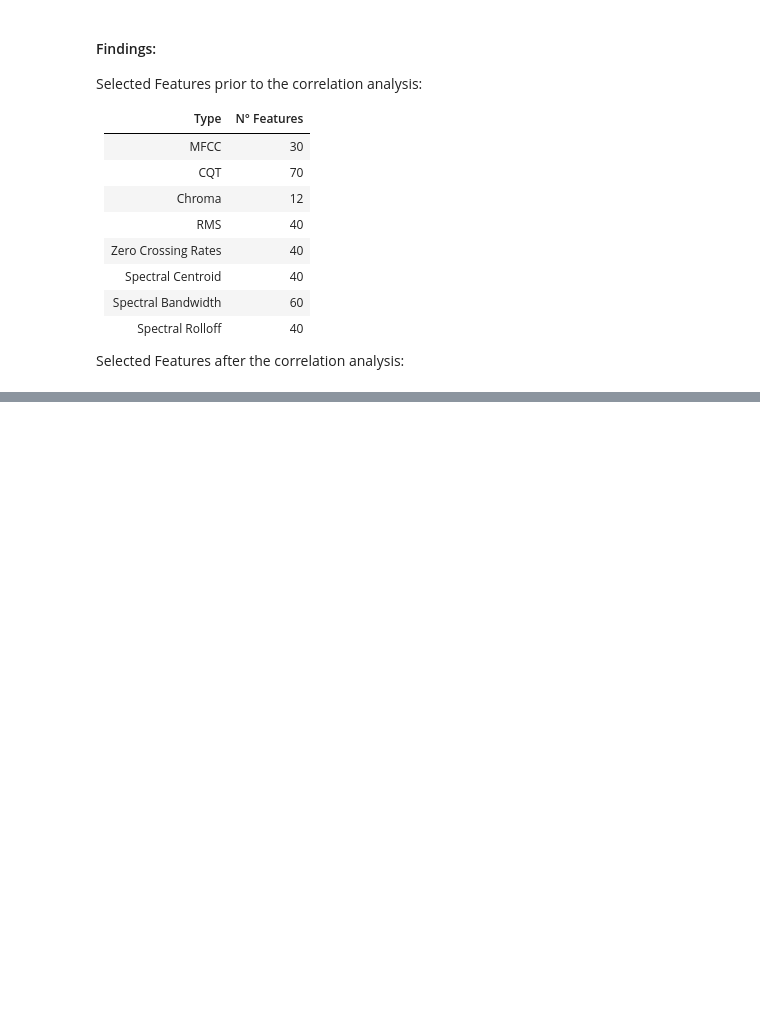
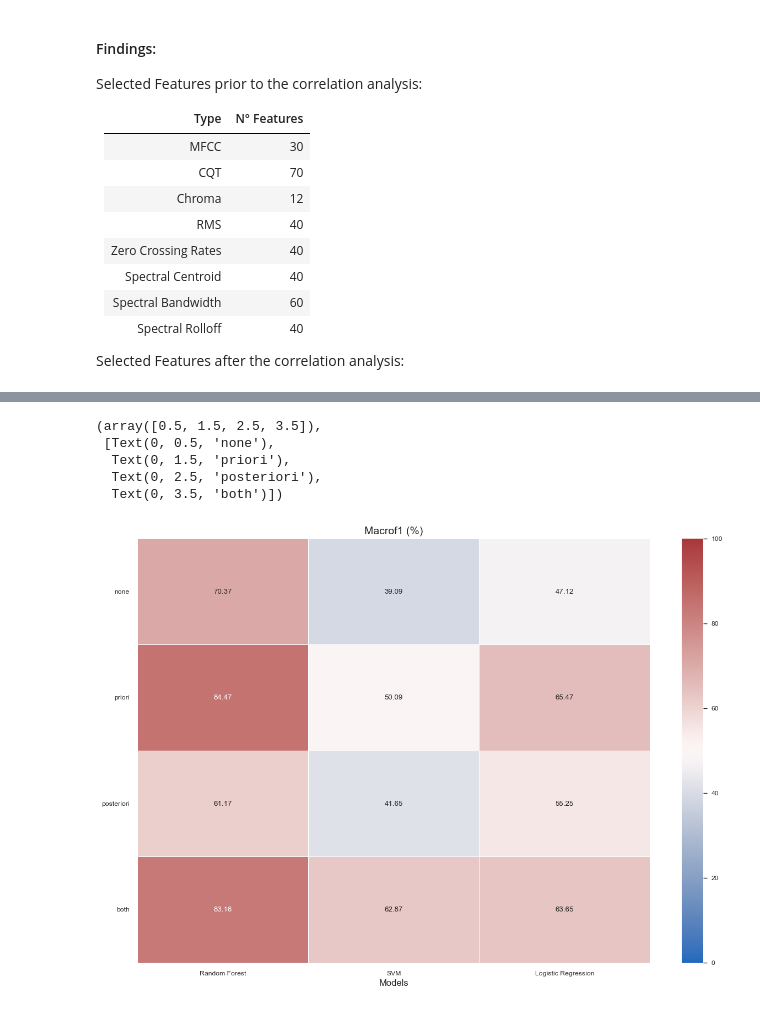
Before and after one commit to DavideLigari01/advanced-biomedical-project, a Jupyter notebook: notebooks/balancing/balancing_impact.ipynb, the cells around one changed output, grey strips where cells are left out. Drawn from its saved outputs; the diff is of its cells as text; code cells hidden in the pictures; blank space fills up the shorter version.

```diff
--- a/notebooks/balancing/balancing_impact.ipynb
+++ b/notebooks/balancing/balancing_impact.ipynb
@@ -235,10 +309,18 @@ result_df
 # %%
 result_df = pd.read_csv(MODELS_RESULTS + RESULT_NAME, index_col=0).transpose()
 
 plt.figure(figsize=(15, 10))
 sns.set_theme(context="paper", font_scale=1)
 
 sns.heatmap(result_df.astype(float) * 100, annot=True, cmap="vlag", fmt=".2f",vmax=100,vmin=0,linewidths=0.5)
-plt.title("Accuracy (%)", fontsize=14)
+#plt.title("Accuracy (%)", fontsize=14)
+plt.title("Macrof1 (%)", fontsize=14)
 plt.xlabel("Models", fontsize=12)
 plt.yticks(rotation=0)
+# %% [output]
+(array([0.5, 1.5, 2.5, 3.5]),
+ [Text(0, 0.5, 'none'),
+  Text(0, 1.5, 'priori'),
+  Text(0, 2.5, 'posteriori'),
+  Text(0, 3.5, 'both')])
+[figure, added]
```
Also changed, not shown: parts of 8 cells of this notebook, 3 other files.
